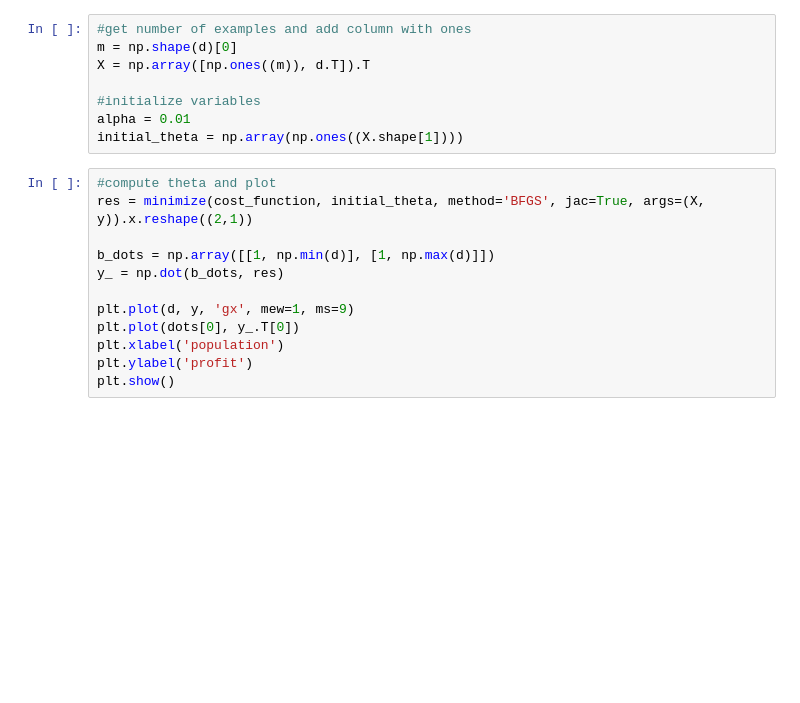
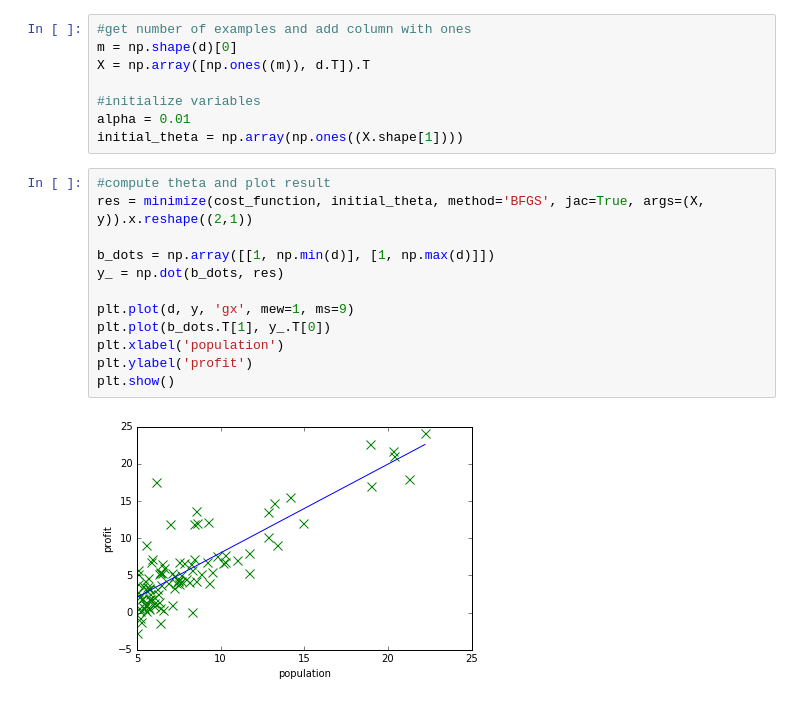
Before and after one commit to aserdega/coursera-ml, a Jupyter notebook: ml1/task1.ipynb, the cells around one changed output. Drawn from its saved outputs; the diff is of its cells as text; blank space fills up the shorter version.

```diff
--- a/ml1/task1.ipynb
+++ b/ml1/task1.ipynb
@@ -28,14 +30,16 @@ X = np.array([np.ones((m)), d.T]).T
 alpha = 0.01
 initial_theta = np.array(np.ones((X.shape[1])))
 # %%
-#compute theta and plot
+#compute theta and plot result
 res = minimize(cost_function, initial_theta, method='BFGS', jac=True, args=(X, y)).x.reshape((2,1))
 
 b_dots = np.array([[1, np.min(d)], [1, np.max(d)]])
 y_ = np.dot(b_dots, res)
 
 plt.plot(d, y, 'gx', mew=1, ms=9)
-plt.plot(dots[0], y_.T[0])
+plt.plot(b_dots.T[1], y_.T[0])
 plt.xlabel('population')
 plt.ylabel('profit')
 plt.show()
+# %% [output]
+[figure, added]
```
Also changed, not shown: parts of 1 cell of this notebook, 3 other files.
